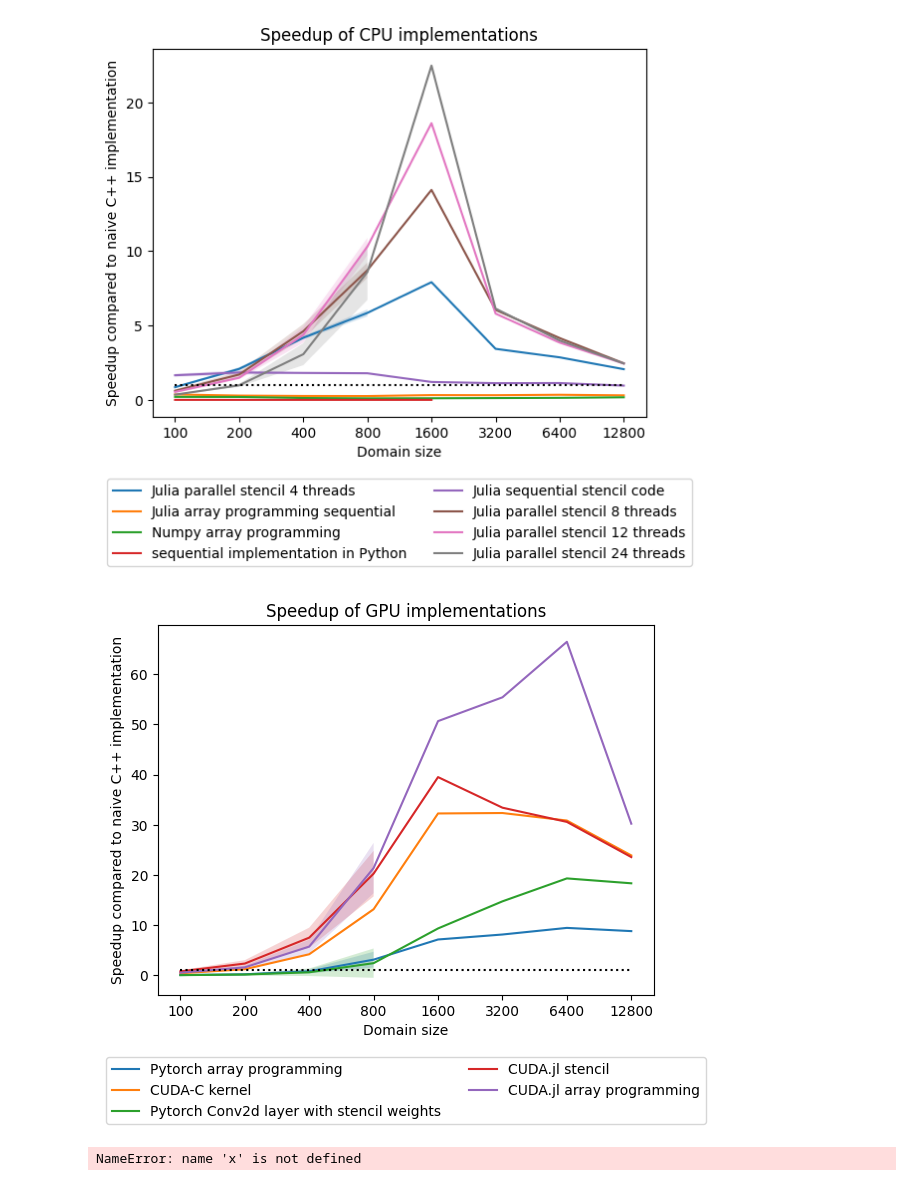
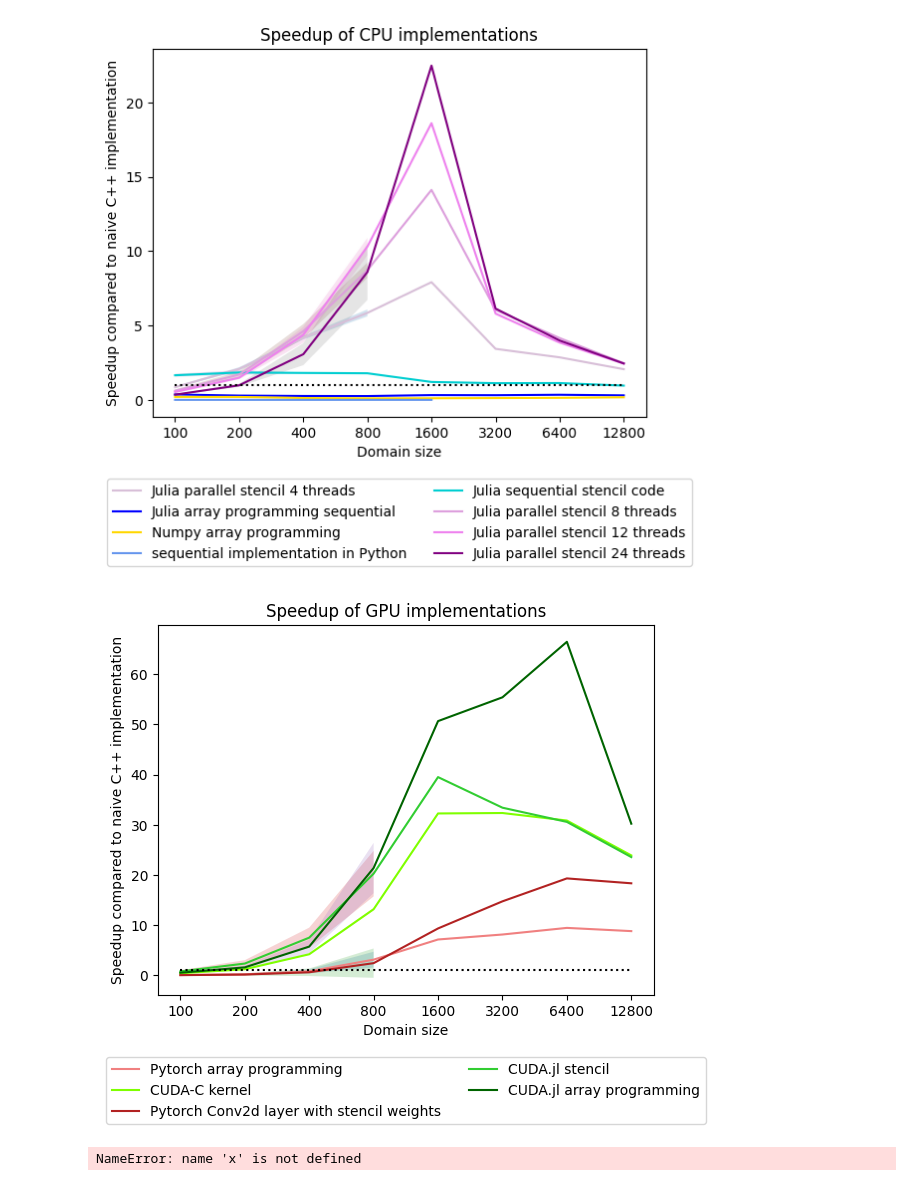
Before and after one commit to peteole/julia-2d-heat-equation, a Jupyter notebook: plotting_daniel.ipynb, the cells around one changed output. Saved outputs shown, nothing was run; the diff lists cells and outputs as text; code cells hidden in the pictures.

Commit message:
colorful plots

```diff
--- a/plotting_daniel.ipynb
+++ b/plotting_daniel.ipynb
@@ -86,40 +86,61 @@ implementations_dict["julia_sequential_stencil"]["label"] = "Julia sequential st
 implementations_dict["julia_cuda_stencil"]["label"] = "CUDA.jl stencil"
 implementations_dict["julia_cuda_array"]["label"] = "CUDA.jl array programming"
 implementations_dict["cpp_naive"]["label"] = "Naive sequential C++ implementation"
+
+implementations_dict["julia_parallel_stencil"]["color"] = "thistle"
+implementations_dict["julia_paralel_stencil"]["marker"] =
+implementations_dict["julia_parallel_stencil_8_threads"]["color"] = "plum"
+implementations_dict["julia_parallel_stencil_12_threads"]["color"] = "violet"
+implementations_dict["julia_parallel_stencil_24_threads"]["color"] = "purple"
+
+implementations_dict["pytorch_array"]["color"] = "lightcoral"
+implementations_dict["pytorch_conv"]["color"] = "firebrick"
+
+implementations_dict["julia_sequential_array"]["color"] = "blue"
+implementations_dict["julia_sequential_stencil"]["color"] = "darkturquoise"
+
+implementations_dict["cpp_naive"]["color"] = "black"
+
+implementations_dict["numpy_array"]["color"] = "gold"
+implementations_dict["python_lists"]["color"] = "cornflowerblue"
+
+implementations_dict["cpp_cuda_stencil"]["color"] = "chartreuse"
+implementations_dict["julia_cuda_array"]["color"] = "darkgreen"
+implementations_dict["julia_cuda_stencil"]["color"] = "limegreen"
 # %%
 def plot_implementations(implementations, data_dict, category="mean_speedup"):
     max_x = 0
     max_y = 0
 
     for implementation in implementations:
         data = data_dict[implementation][category]
         space = np.linspace(1, data.size, data.size)
-        plt.plot(space, data, label=implementations_dict[implementation]["label"])
+        plt.plot(space, data, label=implementations_dict[implementation]["label"], color=implementations_dict[implementation]["color"])
         plt.fill_between(space, data - data_dict[implementation]["std_speedup"], data + data_dict[implementation]["std_speedup"], alpha=0.2)
         max_x = np.max([max_x, space.size])
         max_y = np.max([max_y, np.max(data)])
 
     plt.xticks(np.linspace(1, 8, 8), grid_sizes)
     plt.xlabel("Domain size")
     plt.ylabel("Speedup compared to naive C++ implementation")
     plt.legend(bbox_to_anchor=(0.5, -0.15), loc='upper center', ncol=2)
     plt.plot([1, max_x], [1, 1], c="black", linestyle="dotted")
 
 cpu_implementations = ["julia_parallel_stencil", "julia_sequential_array", "numpy_array", "python_lists", "julia_sequential_stencil", "julia_parallel_stencil_8_threads", "julia_parallel_stencil_12_threads", "julia_parallel_stencil_24_threads"]
 gpu_implementations = ["pytorch_array", "cpp_cuda_stencil", "pytorch_conv", "julia_cuda_stencil", "julia_cuda_array"]
 
 plt.title("Speedup of CPU implementations")
 plot_implementations(cpu_implementations, implementations_dict)
 plt.savefig("figures/speedup_cpu_implementations.pdf",bbox_inches='tight')
 plt.show()
 
 plt.title("Speedup of GPU implementations")
 plot_implementations(gpu_implementations, implementations_dict)
 plt.savefig("figures/speedup_gpu_implementations.pdf",bbox_inches='tight')
 plt.show()
 # %% [output]
-[figure, old version]
+[figure, new version]
-[figure, old version]
+[figure, new version]
 # %%
 sp_compute = 2150
 dp_compute = sp_compute / 2
```
Also changed, not shown: parts of 2 cells of this notebook.
